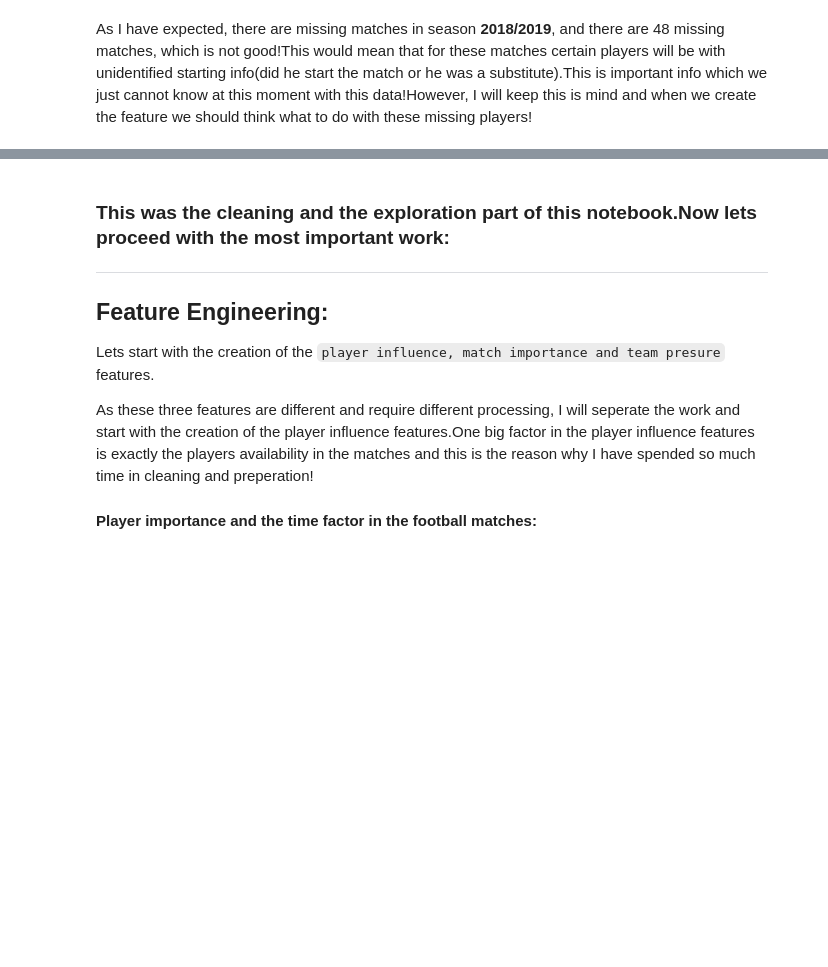
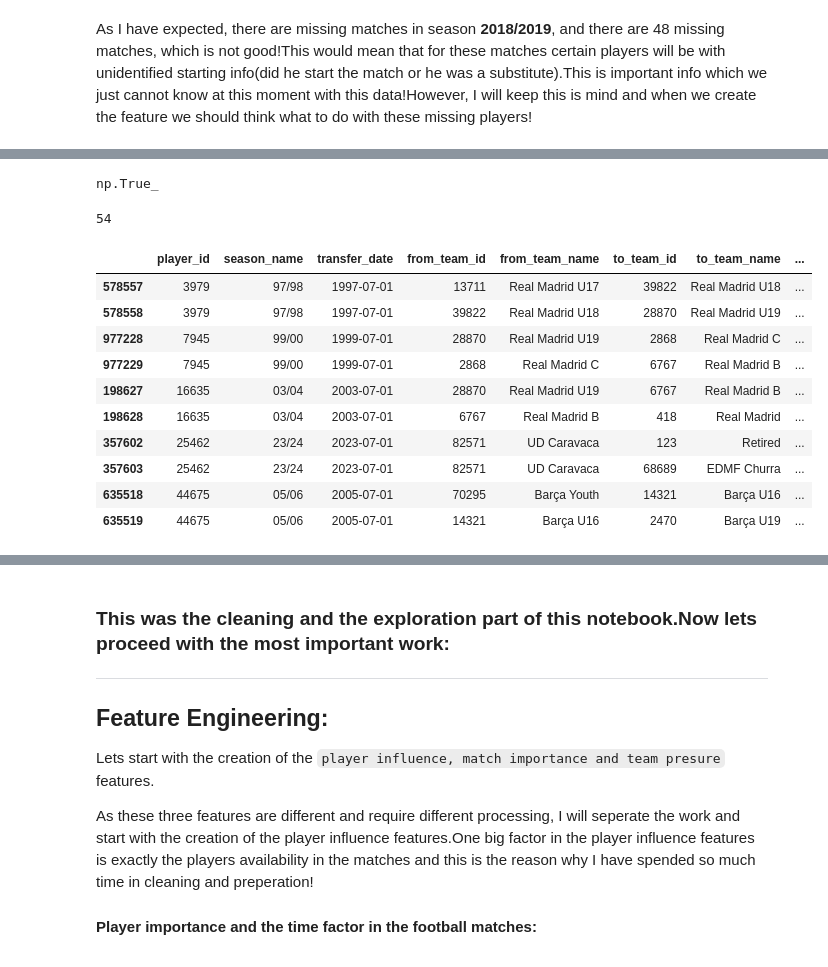
Before and after one commit to kvenov/Football_Betting_Analysis, a Jupyter notebook: notebooks/cleaning/01_transfermarkt_data_cleaning_part_2.ipynb, the cells around one changed output, grey strips where cells are left out. Saved outputs shown, nothing was run; the diff lists cells and outputs as text; code cells hidden in the pictures; blank space fills up the shorter version.

```diff
--- a/notebooks/cleaning/01_transfermarkt_data_cleaning_part_2.ipynb
+++ b/notebooks/cleaning/01_transfermarkt_data_cleaning_part_2.ipynb
@@ -141,3 +156,5 @@ injuries_interim_df = injuries_df[
     (injuries_df.from_date.between(START_DATE, END_DATE)) &
     (injuries_df.end_date.between(START_DATE, END_DATE))
 ]
+# %%
+transfers_interim_df = transfers_df.copy()
@@ -217,0 +273,4 @@ injuries_interim_df.shape
+# %%
+transfers_interim_df = transfers_interim_df[
+    transfers_interim_df.player_id.isin(target_players)
+]
@@ -294,6 +379,7 @@ injuries_interim_df = validate_and_cast_dataframe_dtypes(injuries_interim_df)
 appearances_interim_df = optimize_dataframe_memory(appearances_interim_df)
 lineups_interim_df = optimize_dataframe_memory(lineups_interim_df)
 injuries_interim_df = optimize_dataframe_memory(injuries_interim_df)
+transfers_interim_df = optimize_dataframe_memory(transfers_interim_df)
 # %% [output]
 Initial Memory Usage: 19.87 MB
 Final Memory Usage: 8.55 MB
@@ -690,0 +856,29 @@ del test_appearances_data, test_lineups_data
+# %%
+dupes = transfers_interim_df.duplicated(
+    subset=[
+        'player_id', 'transfer_date'
+    ],
+    keep=False
+)
+
+dupes[dupes == True].any()
+# %% [output]
+np.True_
+# %%
+len(dupes[dupes == True])
+# %% [output]
+54
+# %%
+transfers_interim_df[dupes].sort_values(by=['player_id', 'transfer_date']).head(10)
+# %% [output]
+|  | player_id | season_name | transfer_date | from_team_id | from_team_name | to_team_id | to_team_name | ... |
+| 578557 | 3979 | 97/98 | 1997-07-01 | 13711 | Real Madrid U17 | 39822 | Real Madrid U18 | ... |
+| 578558 | 3979 | 97/98 | 1997-07-01 | 39822 | Real Madrid U18 | 28870 | Real Madrid U19 | ... |
+| 977228 | 7945 | 99/00 | 1999-07-01 | 28870 | Real Madrid U19 | 2868 | Real Madrid C | ... |
+| 977229 | 7945 | 99/00 | 1999-07-01 | 2868 | Real Madrid C | 6767 | Real Madrid B | ... |
+| 198627 | 16635 | 03/04 | 2003-07-01 | 28870 | Real Madrid U19 | 6767 | Real Madrid B | ... |
+| 198628 | 16635 | 03/04 | 2003-07-01 | 6767 | Real Madrid B | 418 | Real Madrid | ... |
+| 357602 | 25462 | 23/24 | 2023-07-01 | 82571 | UD Caravaca | 123 | Retired | ... |
+| 357603 | 25462 | 23/24 | 2023-07-01 | 82571 | UD Caravaca | 68689 | EDMF Churra | ... |
+| 635518 | 44675 | 05/06 | 2005-07-01 | 70295 | Barça Youth | 14321 | Barça U16 | ... |
+| 635519 | 44675 | 05/06 | 2005-07-01 | 14321 | Barça U16 | 2470 | Barça U19 | ... |
```
Also changed, not shown: parts of 241 cells of this notebook.
